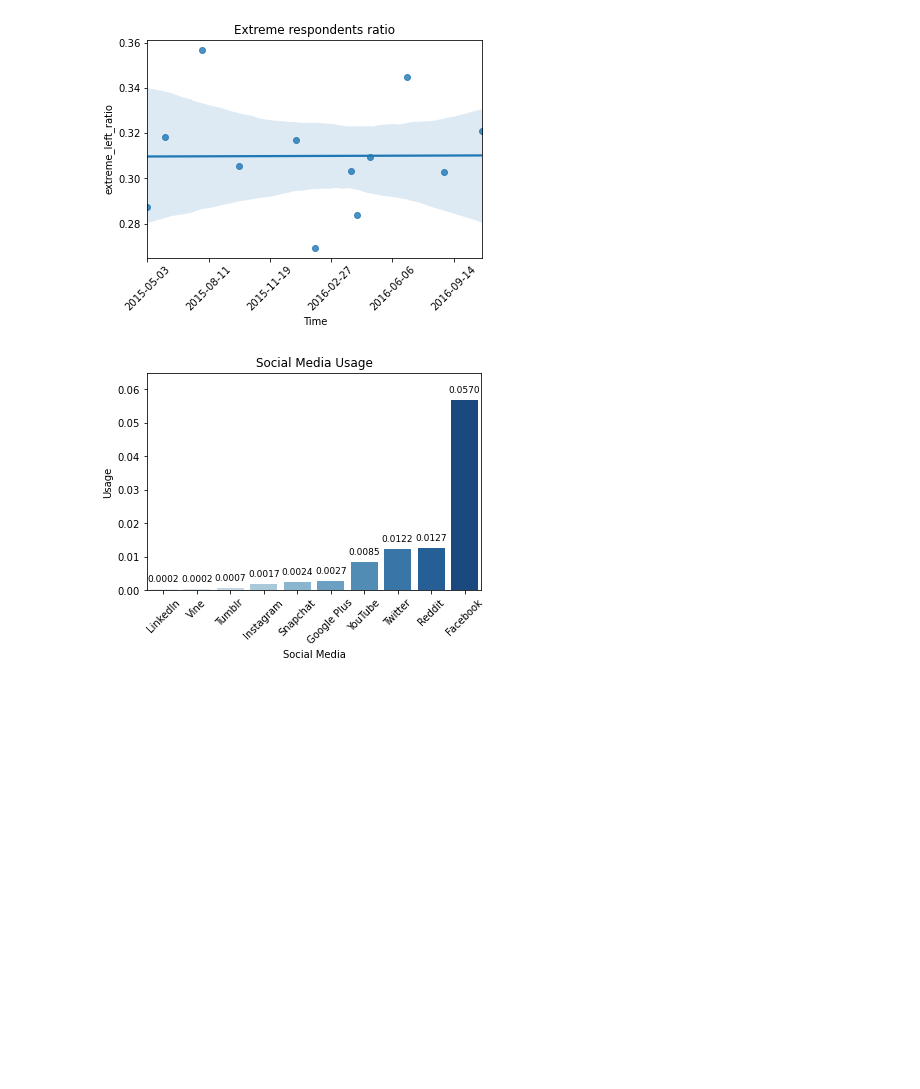
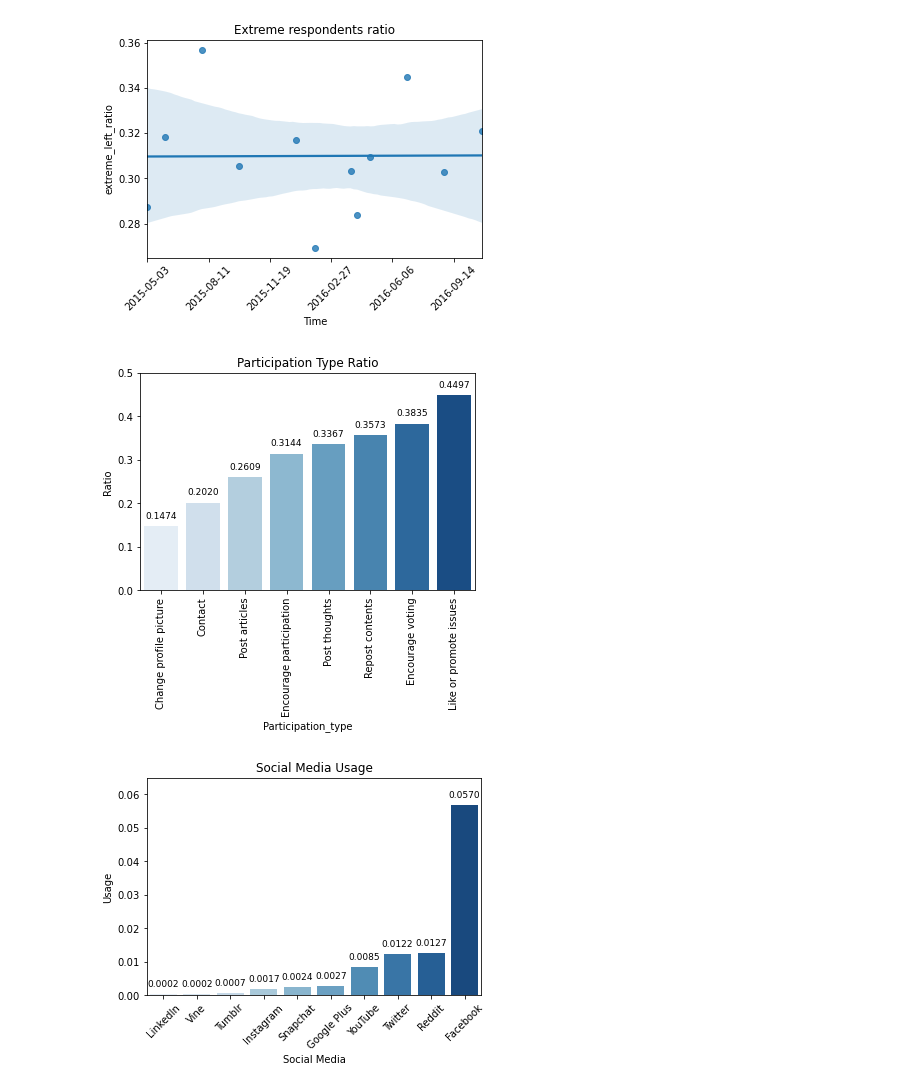
Before and after one commit to p50042220/FB_hatecrime, a Jupyter notebook: Code/notebook/Pew_research_data.ipynb, the cells around one changed output. Cells and saved outputs as stored; diff of their text form; code cells hidden in the pictures; blank space fills up the shorter version.

Commit message:
participation

```diff
--- a/Code/notebook/Pew_research_data.ipynb
+++ b/Code/notebook/Pew_research_data.ipynb
@@ -62,6 +62,35 @@ for col in extreme_US_df:
 [figure]
 [figure]
 [figure]
+# %%
+social_media_df = df_list_US[1]
+# %%
+social_media_col = [col for col in social_media_df.columns if 'SNS2' in col and col != 'SNS2_W14']
+participation_type = ['Post articles', 'Post thoughts', 'Encourage participation', 'Encourage voting', 'Repost contents', 'Like or promote issues', 'Change profile picture', 'Contact']
+participation_list = []
+for par, col in zip(participation_type, social_media_col):
+    ratio = len(social_media_df[social_media_df[col] == 1])/len(social_media_df)
+    participation_list.append([par, ratio])
+
+paticipation_df = pd.DataFrame(np.stack(participation_list), columns=['participation_type', 'Ratio'])
+# %%
+def plot_ratio(df, plot_title, y_min, y_max):
+    df = df.sort_values(by='Ratio').reset_index(drop=True)
+    ax = sns.barplot(x=df.participation_type, y=df.Ratio, palette='Blues')
+    ax.set(xlabel="Participation_type", ylabel='Ratio')
+    ax.set_title(plot_title)
+    for p in ax.patches:
+        ax.annotate("%.4f" % p.get_height(), (p.get_x() + p.get_width() / 2., p.get_height()),
+ ha='center', va='center', fontsize=9, color='black', xytext=(0, 10),
+ textcoords='offset points')
+    for item in ax.get_xticklabels():
+        item.set_rotation(90)
+    ax.set_ylim(y_min, y_max)
+    plt.show()
+# %%
+plot_ratio(paticipation_df, 'Participation Type Ratio', y_min=0, y_max=0.5)
+# %% [output]
+[figure, added]
 # %%
 social_media_usage_list = []
 social_media_usage_col = [col for col in social_media_df.columns if 'SNSELECT' in col]
```
Also changed, not shown: 1 other file.
